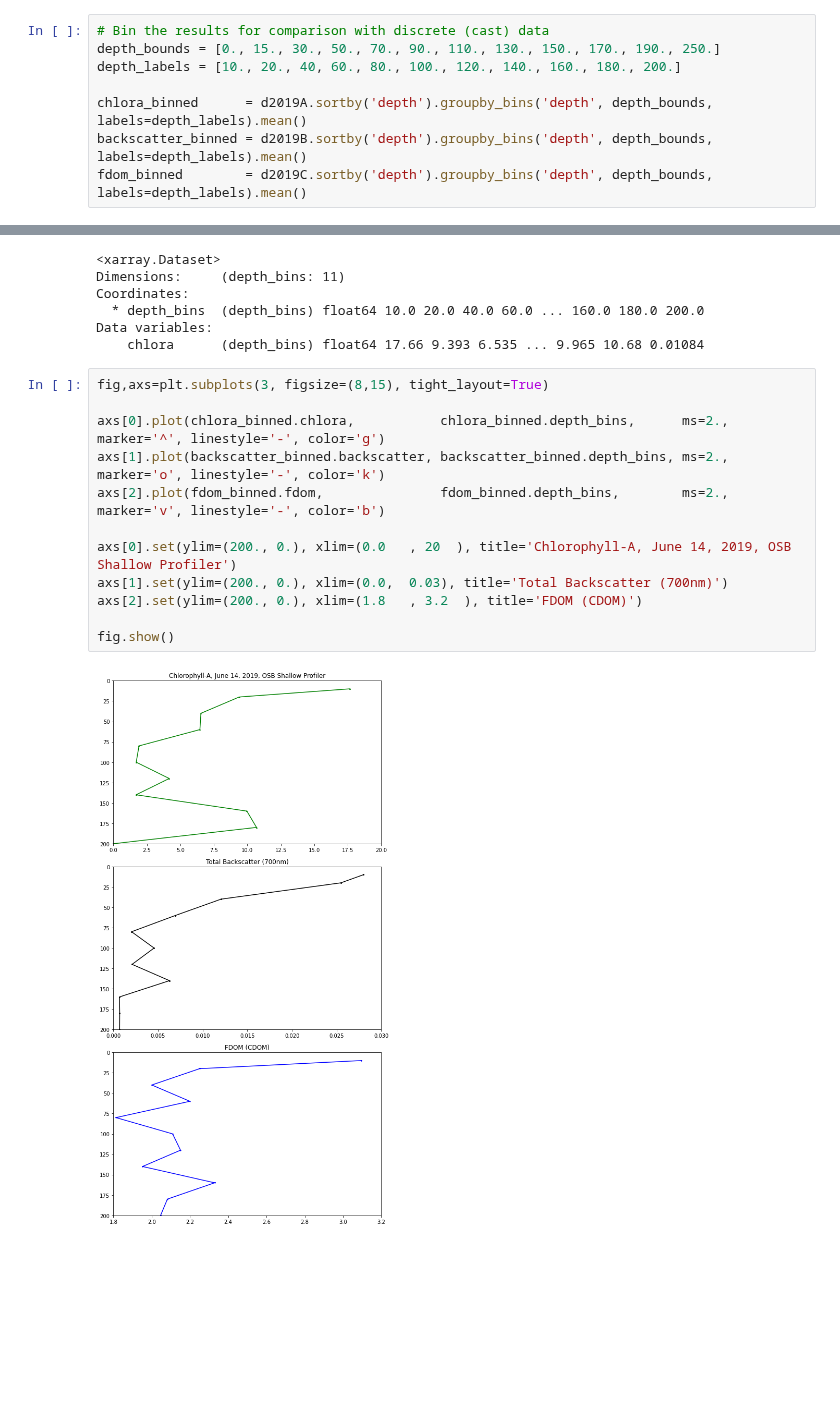
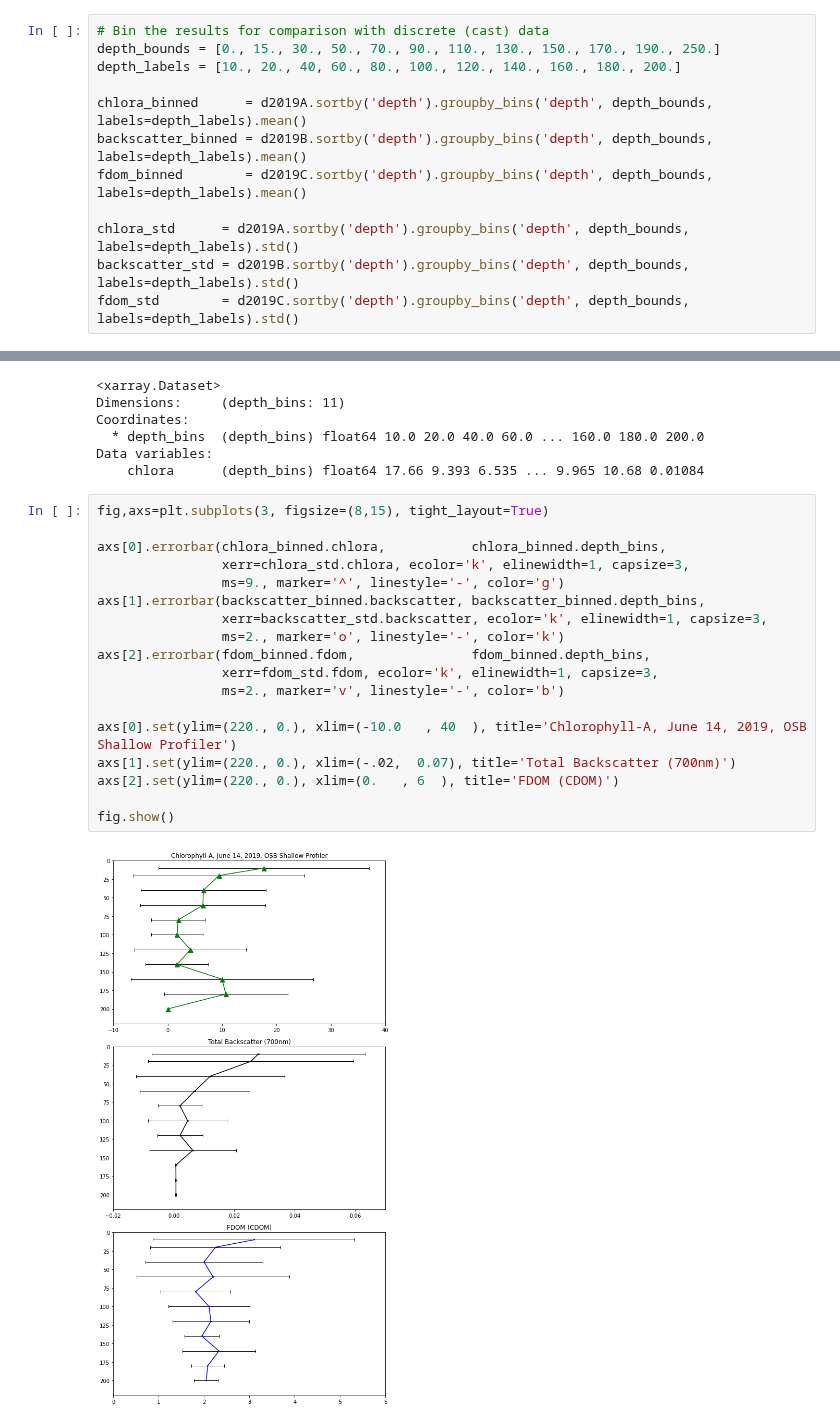
Before and after one commit to robfatland/ocean, a Jupyter notebook: DataQualityGuideNotebook.ipynb, the cells around one changed output, grey strips where cells are left out. Saved outputs shown, nothing was run; the diff lists cells and outputs as text; blank space fills up the shorter version.

```diff
--- a/DataQualityGuideNotebook.ipynb
+++ b/DataQualityGuideNotebook.ipynb
@@ -768,3 +714,7 @@ depth_labels = [10., 20., 40, 60., 80., 100., 120., 140., 160., 180., 200.]
 chlora_binned      = d2019A.sortby('depth').groupby_bins('depth', depth_bounds, labels=depth_labels).mean()
 backscatter_binned = d2019B.sortby('depth').groupby_bins('depth', depth_bounds, labels=depth_labels).mean()
 fdom_binned        = d2019C.sortby('depth').groupby_bins('depth', depth_bounds, labels=depth_labels).mean()
+
+chlora_std      = d2019A.sortby('depth').groupby_bins('depth', depth_bounds, labels=depth_labels).std()
+backscatter_std = d2019B.sortby('depth').groupby_bins('depth', depth_bounds, labels=depth_labels).std()
+fdom_std        = d2019C.sortby('depth').groupby_bins('depth', depth_bounds, labels=depth_labels).std()
@@ -780,14 +739,20 @@ Data variables:
 # %%
 fig,axs=plt.subplots(3, figsize=(8,15), tight_layout=True)
 
-axs[0].plot(chlora_binned.chlora,           chlora_binned.depth_bins,      ms=2., marker='^', linestyle='-', color='g')
-axs[1].plot(backscatter_binned.backscatter, backscatter_binned.depth_bins, ms=2., marker='o', linestyle='-', color='k')
-axs[2].plot(fdom_binned.fdom,               fdom_binned.depth_bins,        ms=2., marker='v', linestyle='-', color='b')
+axs[0].errorbar(chlora_binned.chlora,           chlora_binned.depth_bins,
+                xerr=chlora_std.chlora, ecolor='k', elinewidth=1, capsize=3,
+                ms=9., marker='^', linestyle='-', color='g')
+axs[1].errorbar(backscatter_binned.backscatter, backscatter_binned.depth_bins,
+                xerr=backscatter_std.backscatter, ecolor='k', elinewidth=1, capsize=3,
+                ms=2., marker='o', linestyle='-', color='k')
+axs[2].errorbar(fdom_binned.fdom,               fdom_binned.depth_bins,
+                xerr=fdom_std.fdom, ecolor='k', elinewidth=1, capsize=3,
+                ms=2., marker='v', linestyle='-', color='b')
 
-axs[0].set(ylim=(200., 0.), xlim=(0.0   , 20  ), title='Chlorophyll-A, June 14, 2019, OSB Shallow Profiler')
-axs[1].set(ylim=(200., 0.), xlim=(0.0,  0.03), title='Total Backscatter (700nm)')
-axs[2].set(ylim=(200., 0.), xlim=(1.8   , 3.2  ), title='FDOM (CDOM)')
+axs[0].set(ylim=(220., 0.), xlim=(-10.0   , 40  ), title='Chlorophyll-A, June 14, 2019, OSB Shallow Profiler')
+axs[1].set(ylim=(220., 0.), xlim=(-.02,  0.07), title='Total Backscatter (700nm)')
+axs[2].set(ylim=(220., 0.), xlim=(0.   , 6  ), title='FDOM (CDOM)')
 
 fig.show()
 # %% [output]
-[figure, old version]
+[figure, new version]
```
Also changed, not shown: parts of 11 cells of this notebook.
